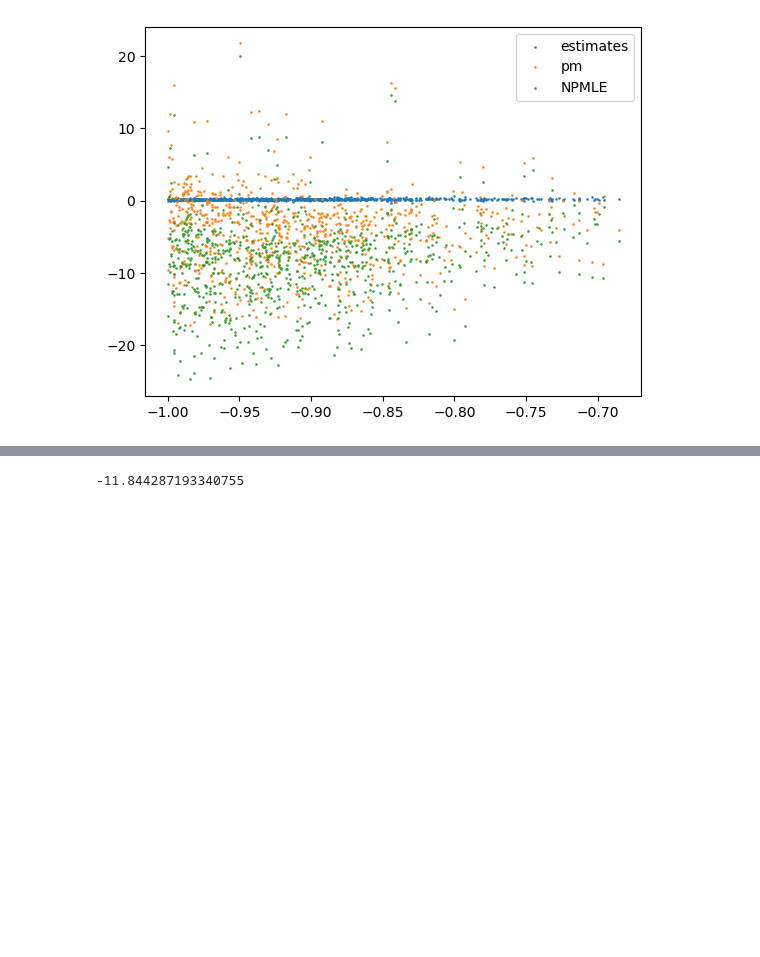
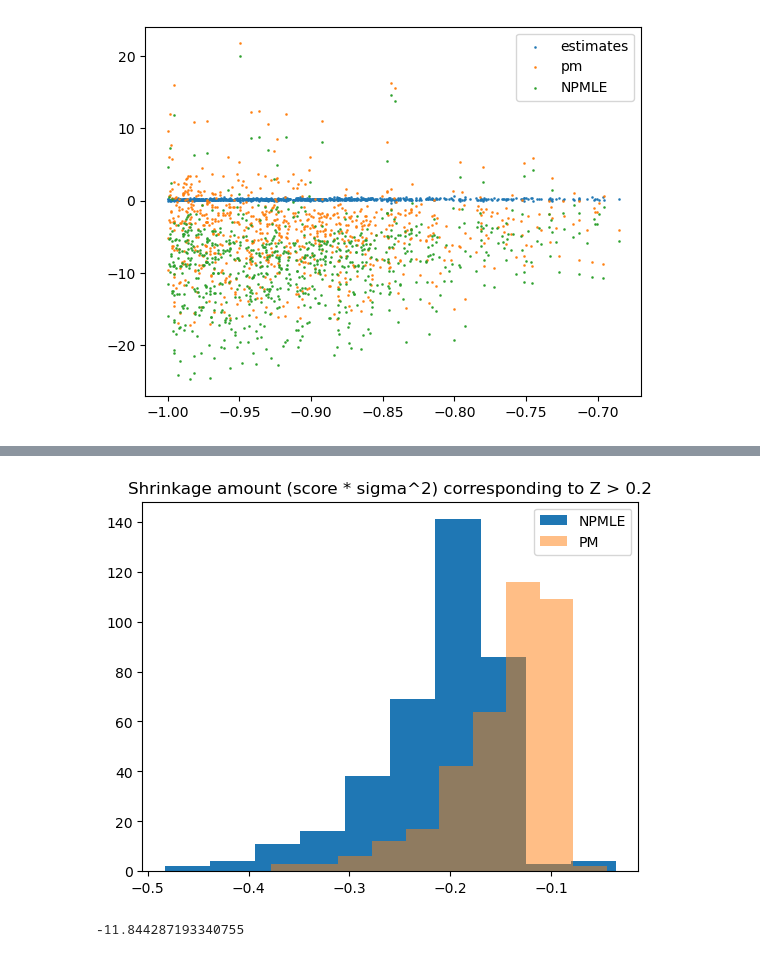
Before and after one commit to sulagna-ghosh/score-matching-empirical-bayes, a Jupyter notebook: atlas_prior_and_shrinkage.ipynb, the cells around one changed output, grey strips where cells are left out. Saved outputs shown, nothing was run; the diff lists cells and outputs as text; code cells hidden in the pictures; blank space fills up the shorter version.

```diff
--- a/atlas_prior_and_shrinkage.ipynb
+++ b/atlas_prior_and_shrinkage.ipynb
@@ -165,3 +196,11 @@ plt.show()
+# %%
+plt.hist(score_NPMLE[estimates > 0.2]*(sigma_np[estimates > 0.2])**2, label="NPMLE")
+plt.hist(scores_pm[-1,:][estimates > 0.2] *(sigma_np[estimates > 0.2])**2 , label="PM", alpha=0.5)
+plt.title("Shrinkage amount (score * sigma^2) corresponding to Z > 0.2")
+plt.legend()
+plt.show()
+# %% [output]
+[figure, added]
 # %%
 np.mean(scores_pm[-1,:][estimates > 0.2])
 # %% [output]
```
Also changed, not shown: parts of 4 cells of this notebook, 4 other files.
